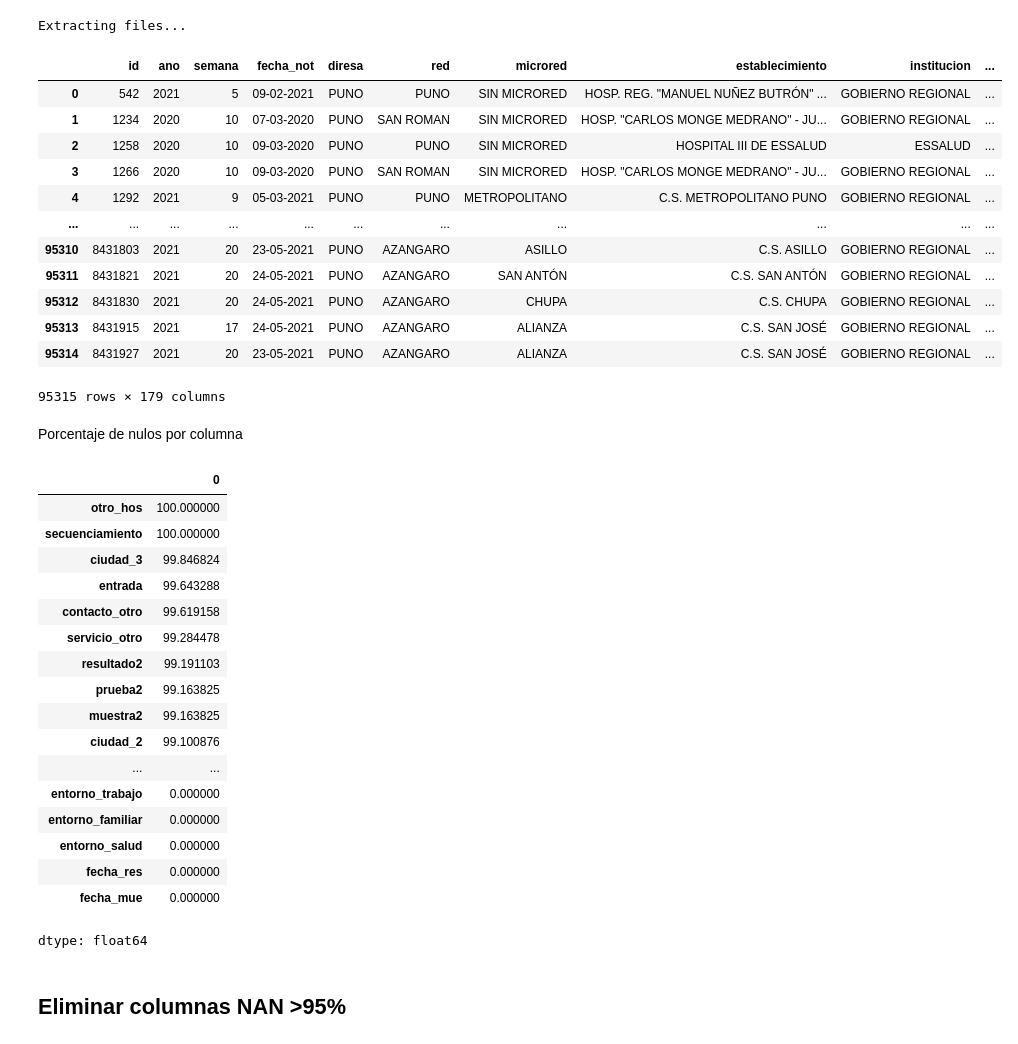
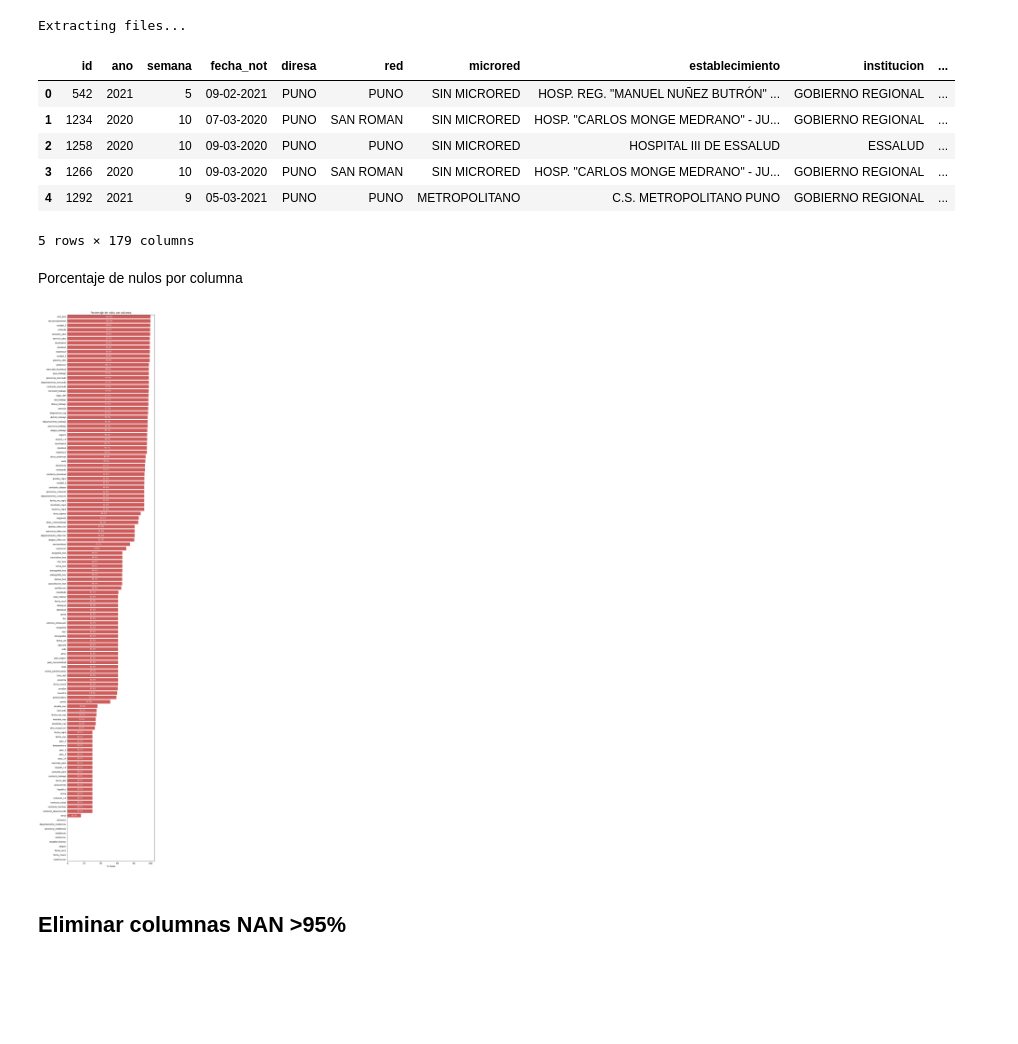
Before and after one commit to mjtemdark/cov19ml, a Jupyter notebook: Trabajo2_ML.ipynb, the cells around one changed output. Drawn from its saved outputs; the diff is of its cells as text; code cells hidden in the pictures; blank space fills up the shorter version.

Commit message:
Agregado grafico de cantidad de nulos

```diff
--- a/Trabajo2_ML.ipynb
+++ b/Trabajo2_ML.ipynb
@@ -22,45 +24,47 @@ Extracting files...
 # %%
 df = pd.read_csv(path+"/covid.csv", low_memory=False, encoding='utf-8')
 # %%
-df
+df.head(5)
 # %% [output]
 |  | id | ano | semana | fecha_not | diresa | red | microred | establecimiento | institucion | ... |
 | 0 | 542 | 2021 | 5 | 09-02-2021 | PUNO | PUNO | SIN MICRORED | HOSP. REG. "MANUEL NUÑEZ BUTRÓN" ... | GOBIERNO REGIONAL | ... |
 | 1 | 1234 | 2020 | 10 | 07-03-2020 | PUNO | SAN ROMAN | SIN MICRORED | HOSP. "CARLOS MONGE MEDRANO" - JU... | GOBIERNO REGIONAL | ... |
 | 2 | 1258 | 2020 | 10 | 09-03-2020 | PUNO | PUNO | SIN MICRORED | HOSPITAL III DE ESSALUD | ESSALUD | ... |
 | 3 | 1266 | 2020 | 10 | 09-03-2020 | PUNO | SAN ROMAN | SIN MICRORED | HOSP. "CARLOS MONGE MEDRANO" - JU... | GOBIERNO REGIONAL | ... |
 | 4 | 1292 | 2021 | 9 | 05-03-2021 | PUNO | PUNO | METROPOLITANO | C.S. METROPOLITANO PUNO | GOBIERNO REGIONAL | ... |
-| ... | ... | ... | ... | ... | ... | ... | ... | ... | ... | ... |
-| 95310 | 8431803 | 2021 | 20 | 23-05-2021 | PUNO | AZANGARO | ASILLO | C.S. ASILLO | GOBIERNO REGIONAL | ... |
-| 95311 | 8431821 | 2021 | 20 | 24-05-2021 | PUNO | AZANGARO | SAN ANTÓN | C.S. SAN ANTÓN | GOBIERNO REGIONAL | ... |
-| 95312 | 8431830 | 2021 | 20 | 24-05-2021 | PUNO | AZANGARO | CHUPA | C.S. CHUPA | GOBIERNO REGIONAL | ... |
-| 95313 | 8431915 | 2021 | 17 | 24-05-2021 | PUNO | AZANGARO | ALIANZA | C.S. SAN JOSÉ | GOBIERNO REGIONAL | ... |
-| 95314 | 8431927 | 2021 | 20 | 23-05-2021 | PUNO | AZANGARO | ALIANZA | C.S. SAN JOSÉ | GOBIERNO REGIONAL | ... |
-95315 rows × 179 columns
+5 rows × 179 columns
 # %% [markdown]
 Porcentaje de nulos por columna
 # %%
-pd.set_option('display.max_rows', None)
-(df.isna().sum() / len(df) * 100).sort_values(ascending=False)
+
+missing_pct = (df.isna().sum() / len(df) * 100).sort_values(ascending=False)
+missing_pct = missing_pct[missing_pct > 0]
+
+plt.figure(figsize=(8, max(4, len(missing_pct) * 0.3)))
+bars = plt.barh(missing_pct.index, missing_pct.values, color='indianred')
+plt.xlabel('% Nulos')
+plt.title('Porcentaje de nulos por columna')
+plt.gca().invert_yaxis()
+
+plt.margins(y=0)
+
+# add labels centered inside each bar
+for bar in bars:
+    width = bar.get_width()
+    plt.text(
+        width / 2,  # horizontal center of the bar
+        bar.get_y() + bar.get_height() / 2,  # vertical center of the bar
+        f'{width:.1f}%',
+        va='center',
+        ha='center',
+        fontsize=9,
+        color='white'
+    )
+
+plt.tight_layout()
+plt.show()
 # %% [output]
-|  | 0 |
-| otro_hos | 100.000000 |
-| secuenciamiento | 100.000000 |
-| ciudad_3 | 99.846824 |
-| entrada | 99.643288 |
-| contacto_otro | 99.619158 |
-| servicio_otro | 99.284478 |
-| resultado2 | 99.191103 |
-| prueba2 | 99.163825 |
-| muestra2 | 99.163825 |
-| ciudad_2 | 99.100876 |
-| ... | ... |
-| entorno_trabajo | 0.000000 |
-| entorno_familiar | 0.000000 |
-| entorno_salud | 0.000000 |
-| fecha_res | 0.000000 |
-| fecha_mue | 0.000000 |
-dtype: float64
+[figure, added]
 # %% [markdown]
 ## Eliminar columnas NAN >95%
 # %%
```
Also changed, not shown: parts of 1 cell of this notebook.
